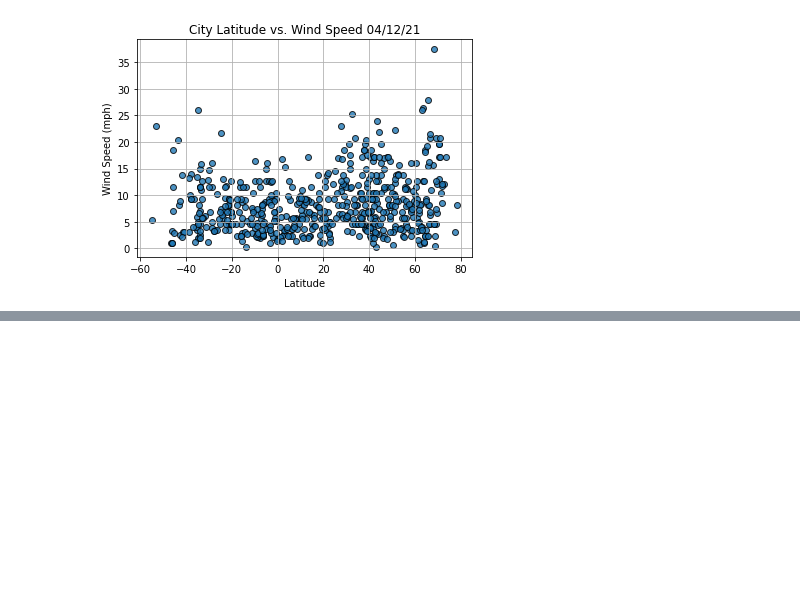
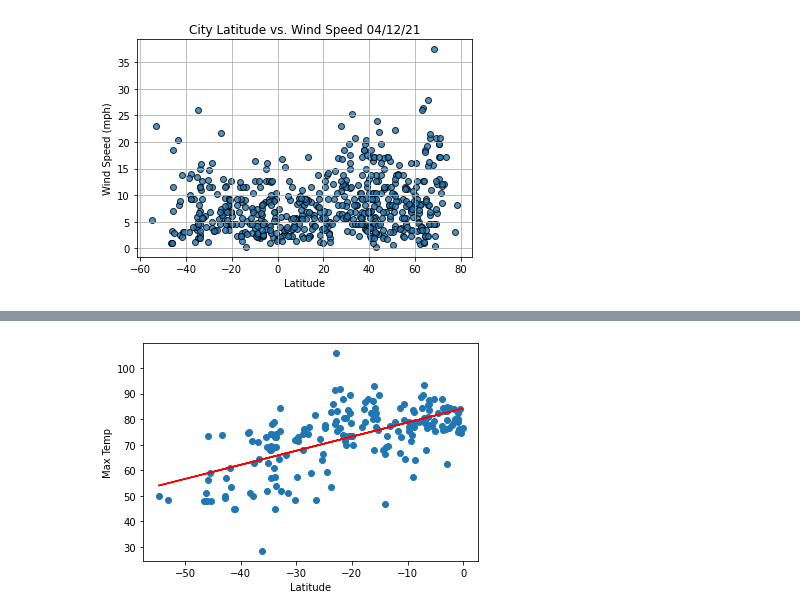
Before and after one commit to neccher/World_Weather_Analysis, a Jupyter notebook: WeatherPy.ipynb, the cells around one changed output, grey strips where cells are left out. Drawn from its saved outputs; the diff is of its cells as text; code cells hidden in the pictures; blank space fills up the shorter version.

```diff
--- a/WeatherPy.ipynb
+++ b/WeatherPy.ipynb
@@ -256,0 +307,10 @@ plt.show()
+# %%
+#Linear Rregression on southern hemisphere for lats vs max temp
+x_values = southern_hemi_df["Lat"]
+y_values = southern_hemi_df["Max Temp"]
+#Call function
+plot_linear_regression(x_values, y_values,
+                      "Linear Regression on the Southern Hemisphere \
+                      for Maximum Temperature", "Max Temp", (-50,100))
+# %% [output]
+[figure, added]
```
Also changed, not shown: parts of 10 cells of this notebook, 1 other file.
